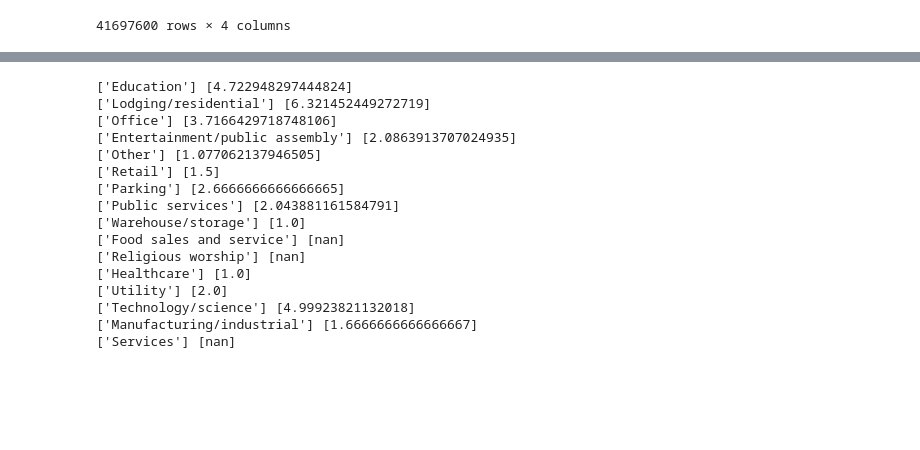
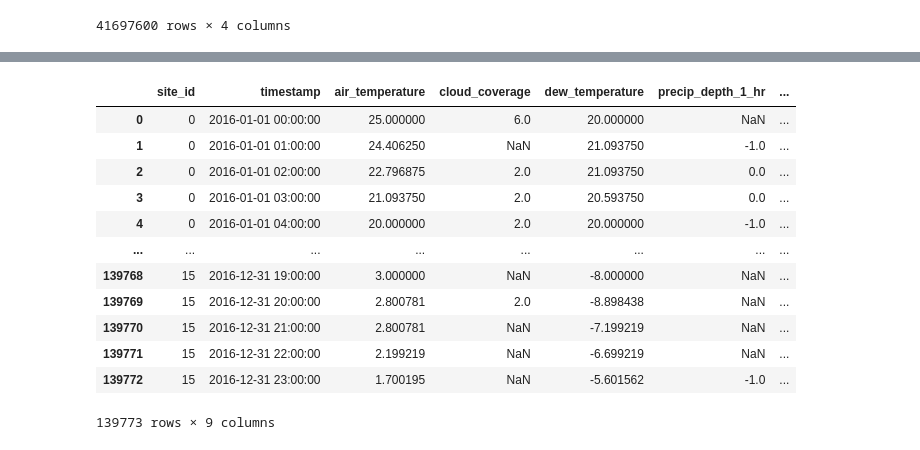
Before and after one commit to jpakele/capstone, a Jupyter notebook: scratchWork.ipynb, the cells around one changed output, grey strips where cells are left out. Saved outputs shown, nothing was run; the diff lists cells and outputs as text; code cells hidden in the pictures; blank space fills up the shorter version.

```diff
--- a/scratchWork.ipynb
+++ b/scratchWork.ipynb
@@ -11,4 +21,43 @@ buildMetData = pd.read_csv('energyCSV/building_metadata.csv')
 samSub = pd.read_csv('energyCSV/sample_submission.csv')
 test = pd.read_csv('energyCSV/test.csv')
 train = pd.read_csv('energyCSV/train.csv')
-weather = pd.read_csv('energyCSV/weather_test.csv')
+weatherTest = pd.read_csv('energyCSV/weather_test.csv')
+weatherTrain = pd.read_csv('energyCSV/weather_train.csv')
+# %%
+# Function to reduce the DF size
+# Code from Kaggle user Koustav Banerjee
+
+def reduce_mem_usage(df, verbose=True):
+    numerics = ['int16', 'int32', 'int64', 'float16', 'float32', 'float64']
+    start_mem = df.memory_usage().sum() / 1024**2
+    for col in df.columns:
+        col_type = df[col].dtypes
+        if col_type in numerics:
+            c_min = df[col].min()
+            c_max = df[col].max()
+            if str(col_type)[:3] == 'int':
+                if c_min > np.iinfo(np.int8).min and c_max < np.iinfo(np.int8).max:
+                    df[col] = df[col].astype(np.int8)
+                elif c_min > np.iinfo(np.int16).min and c_max < np.iinfo(np.int16).max:
+                    df[col] = df[col].astype(np.int16)
+                elif c_min > np.iinfo(np.int32).min and c_max < np.iinfo(np.int32).max:
+                    df[col] = df[col].astype(np.int32)
+                elif c_min > np.iinfo(np.int64).min and c_max < np.iinfo(np.int64).max:
+                    df[col] = df[col].astype(np.int64)
+            else:
+                if c_min > np.finfo(np.float16).min and c_max < np.finfo(np.float16).max:
+                    df[col] = df[col].astype(np.float16)
+                elif c_min > np.finfo(np.float32).min and c_max < np.finfo(np.float32).max:
+                    df[col] = df[col].astype(np.float32)
+                else:
+                    df[col] = df[col].astype(np.float64)
+    end_mem = df.memory_usage().sum() / 1024**2
+    if verbose: print('Mem. usage decreased to {:5.2f} Mb ({:.1f}% reduction)'.format(end_mem, 100 * (start_mem - end_mem) / start_mem))
+    return df
+# %%
+train = reduce_mem_usage(train)
+test = reduce_mem_usage(test)
+
+weatherTrain = reduce_mem_usage(weatherTrain)
+weatherTest = reduce_mem_usage(weatherTest)
+buildMetData = reduce_mem_usage(buildMetData)
@@ -350,19 +134,16 @@ def meanFloor(df):
-# %%
-meanFloor(build)
-# %% [output]
-['Education'] [4.722948297444824]
-['Lodging/residential'] [6.321452449272719]
-['Office'] [3.7166429718748106]
-['Entertainment/public assembly'] [2.0863913707024935]
-['Other'] [1.077062137946505]
-['Retail'] [1.5]
-['Parking'] [2.6666666666666665]
-['Public services'] [2.043881161584791]
-['Warehouse/storage'] [1.0]
-['Food sales and service'] [nan]
-['Religious worship'] [nan]
-['Healthcare'] [1.0]
-['Utility'] [2.0]
-['Technology/science'] [4.99923821132018]
-['Manufacturing/industrial'] [1.6666666666666667]
-['Services'] [nan]
+# %%
+weatherTrain
+# %% [output]
+|  | site_id | timestamp | air_temperature | cloud_coverage | dew_temperature | precip_depth_1_hr | ... |
+| 0 | 0 | 2016-01-01 00:00:00 | 25.000000 | 6.0 | 20.000000 | NaN | ... |
+| 1 | 0 | 2016-01-01 01:00:00 | 24.406250 | NaN | 21.093750 | -1.0 | ... |
+| 2 | 0 | 2016-01-01 02:00:00 | 22.796875 | 2.0 | 21.093750 | 0.0 | ... |
+| 3 | 0 | 2016-01-01 03:00:00 | 21.093750 | 2.0 | 20.593750 | 0.0 | ... |
+| 4 | 0 | 2016-01-01 04:00:00 | 20.000000 | 2.0 | 20.000000 | -1.0 | ... |
+| ... | ... | ... | ... | ... | ... | ... | ... |
+| 139768 | 15 | 2016-12-31 19:00:00 | 3.000000 | NaN | -8.000000 | NaN | ... |
+| 139769 | 15 | 2016-12-31 20:00:00 | 2.800781 | 2.0 | -8.898438 | NaN | ... |
+| 139770 | 15 | 2016-12-31 21:00:00 | 2.800781 | NaN | -7.199219 | NaN | ... |
+| 139771 | 15 | 2016-12-31 22:00:00 | 2.199219 | NaN | -6.699219 | NaN | ... |
+| 139772 | 15 | 2016-12-31 23:00:00 | 1.700195 | NaN | -5.601562 | -1.0 | ... |
+139773 rows × 9 columns
```
Also changed, not shown: parts of 46 cells of this notebook.
